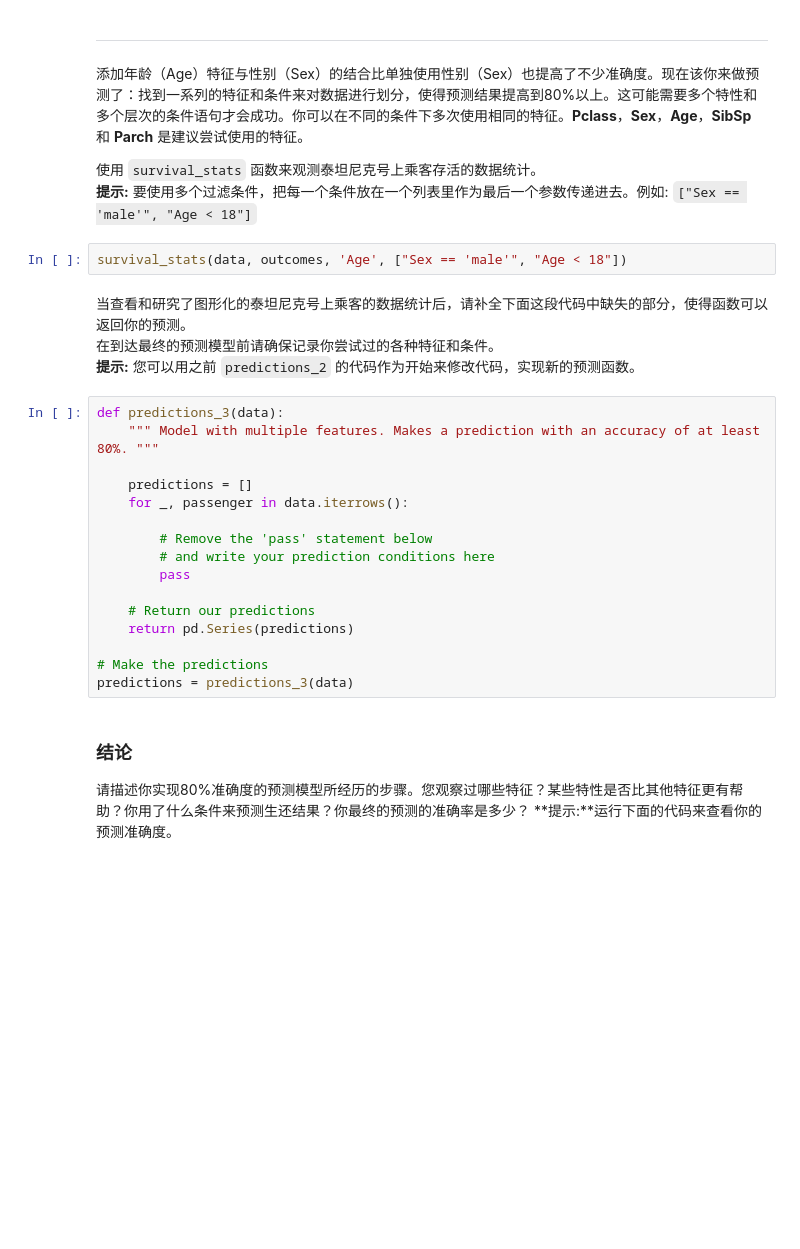
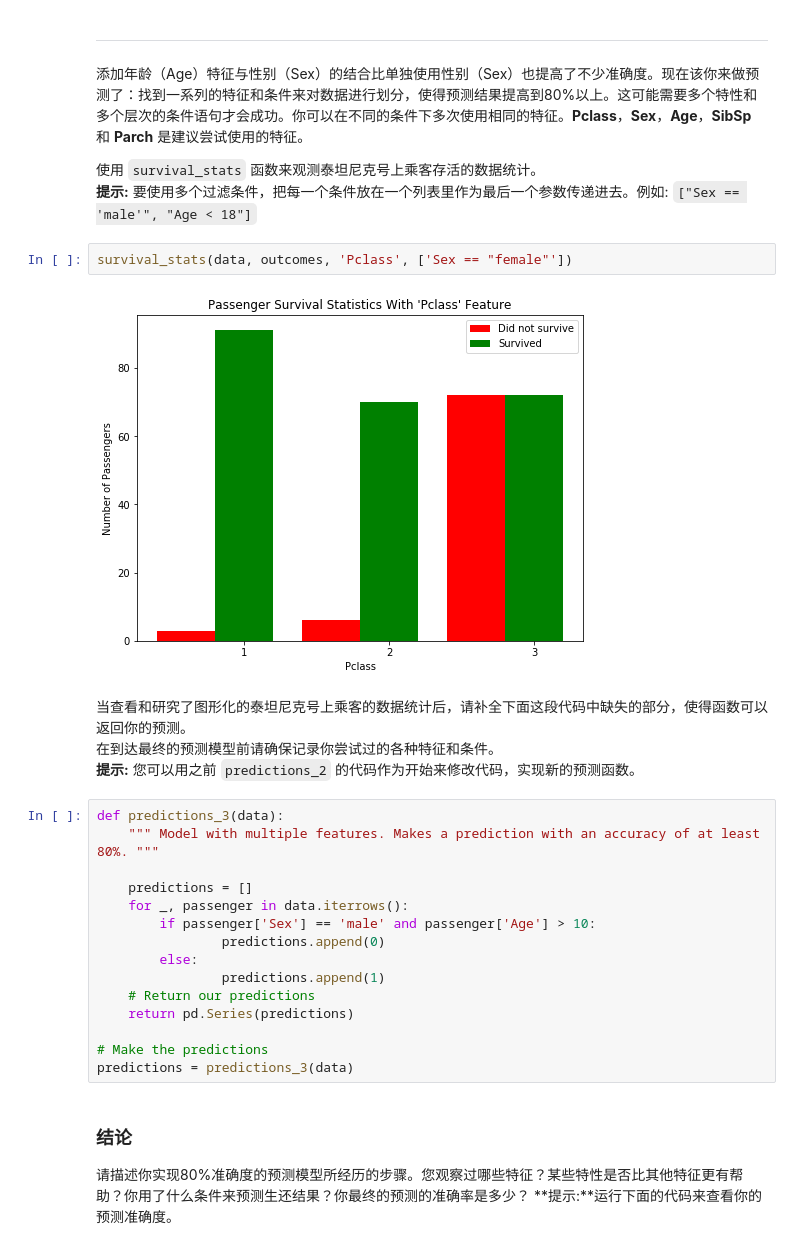
Before and after one commit to zieft/titanic_survival_exploration, a Jupyter notebook: titanic_survival_exploration.ipynb, the cells around one changed output. Drawn from its saved outputs; the diff is of its cells as text; blank space fills up the shorter version.

```diff
--- a/titanic_survival_exploration.ipynb
+++ b/titanic_survival_exploration.ipynb
@@ -232,7 +232,9 @@ Predictions have an accuracy of 68.91%.
 使用 `survival_stats` 函数来观测泰坦尼克号上乘客存活的数据统计。
 **提示:** 要使用多个过滤条件，把每一个条件放在一个列表里作为最后一个参数传递进去。例如: `["Sex == 'male'", "Age < 18"]`
 # %%
-survival_stats(data, outcomes, 'Age', ["Sex == 'male'", "Age < 18"])
+survival_stats(data, outcomes, 'Pclass', ['Sex == "female"'])
+# %% [output]
+[figure, added]
 # %% [markdown]
 当查看和研究了图形化的泰坦尼克号上乘客的数据统计后，请补全下面这段代码中缺失的部分，使得函数可以返回你的预测。
 在到达最终的预测模型前请确保记录你尝试过的各种特征和条件。
@@ -243,11 +245,10 @@ def predictions_3(data):
 
     predictions = []
     for _, passenger in data.iterrows():
-
-        # Remove the 'pass' statement below
-        # and write your prediction conditions here
-        pass
-
+        if passenger['Sex'] == 'male' and passenger['Age'] > 10:
+                predictions.append(0)
+        else:
+                predictions.append(1)
     # Return our predictions
     return pd.Series(predictions)
 
```
Also changed, not shown: parts of 3 cells of this notebook.
